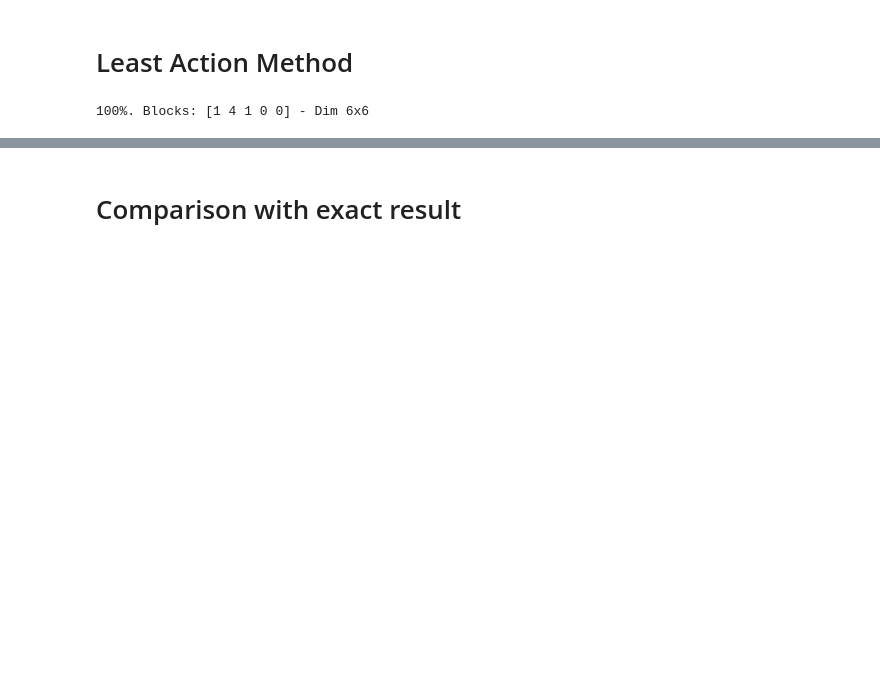
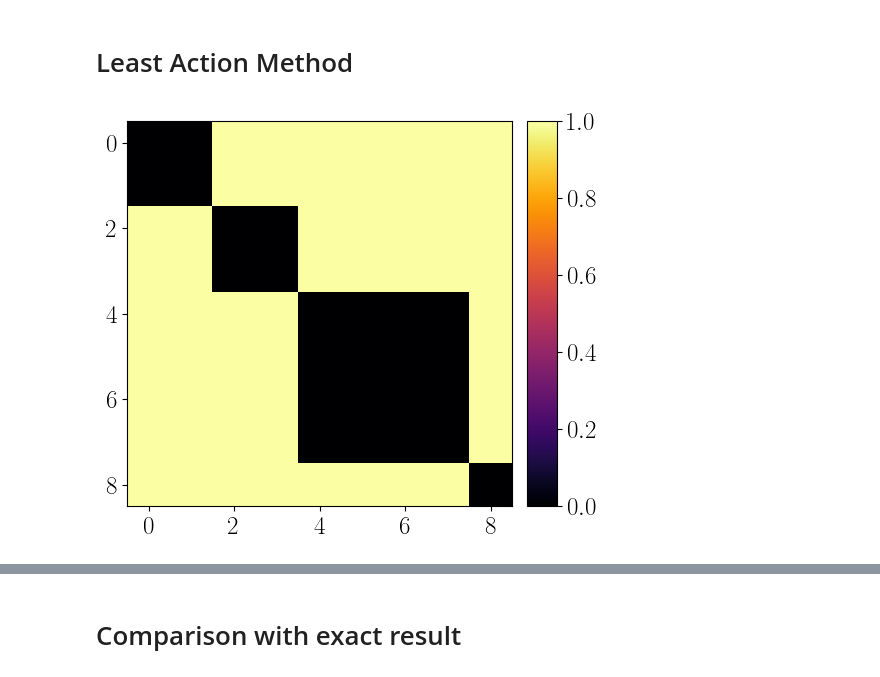
Before and after one commit to qcode-uni-a/sympt, a Jupyter notebook: examples/F2_Stochastic_Matrix_LA.ipynb, the cells around one changed output, grey strips where cells are left out. Drawn from its saved outputs; the diff is of its cells as text; code cells hidden in the pictures; blank space fills up the shorter version.

```diff
--- a/examples/F2_Stochastic_Matrix_LA.ipynb
+++ b/examples/F2_Stochastic_Matrix_LA.ipynb
@@ -106,33 +63,21 @@ def exact_block_diagonalization(Hh, mask):
 # %% [markdown]
 # Least Action Method
 # %%
-max_dim = 7
-results_random_matrix = []
-max_order = 5
+# Creating random block structure
+b_dims = np.random.randint(5, size=5)
+structure = get_structure(b_dims)
+mask = Block(structure)
 
-for it in range(100):
-    b_dims = np.random.randint(5, size=5)
-    while np.sum(b_dims) > max_dim:
-        b_dims = np.random.randint(5, size=5)
-    structure = get_structure(b_dims)
-    mask = Block(structure)
-
-    I, J = structure.shape
-    print(f"{it + 1}%. Blocks: {b_dims} - Dim {I}x{J}", end = "\r")
-
-    H, omegas, lambdas = create_Hamiltonian(I, J)
-    values, omegas_dict = substitution_rules(I,J, omegas, lambdas)
-
-    Eff_Frame = EffectiveFrame(H, symbol_values = values, verbose = False)
-
-    Hh = np.array(H.subs(values), dtype=float)
-    exact_result = exact_block_diagonalization(Hh, structure)
-
-    # Calculate the effective model using mask up to the second order
-    Eff_Frame.solve(max_order = max_order, method = "LA", mask=mask)
-    # Obtaining the result in the matrix form
-    LA_result = Eff_Frame.get_H(return_form = "matrix")
-
-    results_random_matrix.append([exact_result, Eff_Frame.corrections])
+# Creating random Hamiltonian
+I, J = structure.shape
+H, omegas, lambdas = create_Hamiltonian(I, J)
+values, omegas_dict = substitution_rules(I,J, omegas, lambdas)
-# %% [output]
-100%. Blocks: [1 4 1 0 0] - Dim 6x6
+# %%
+# Plotting
+fig, ax = plt.subplots(figsize=(15, 5), dpi = 100)
+im = ax.imshow(np.array(structure, dtype=float), cmap='inferno') # Initial Hamiltonian
+cax = fig.add_axes([ax.get_position().x1+0.01,ax.get_position().y0,0.02,ax.get_position().height])
+fig.colorbar(im, cax=cax)
+#plt.savefig('LA_mask.pdf',  bbox_inches='tight')
+# %% [output]
+[figure, added]
```
Also changed, not shown: parts of 13 cells of this notebook, 2 other files.
